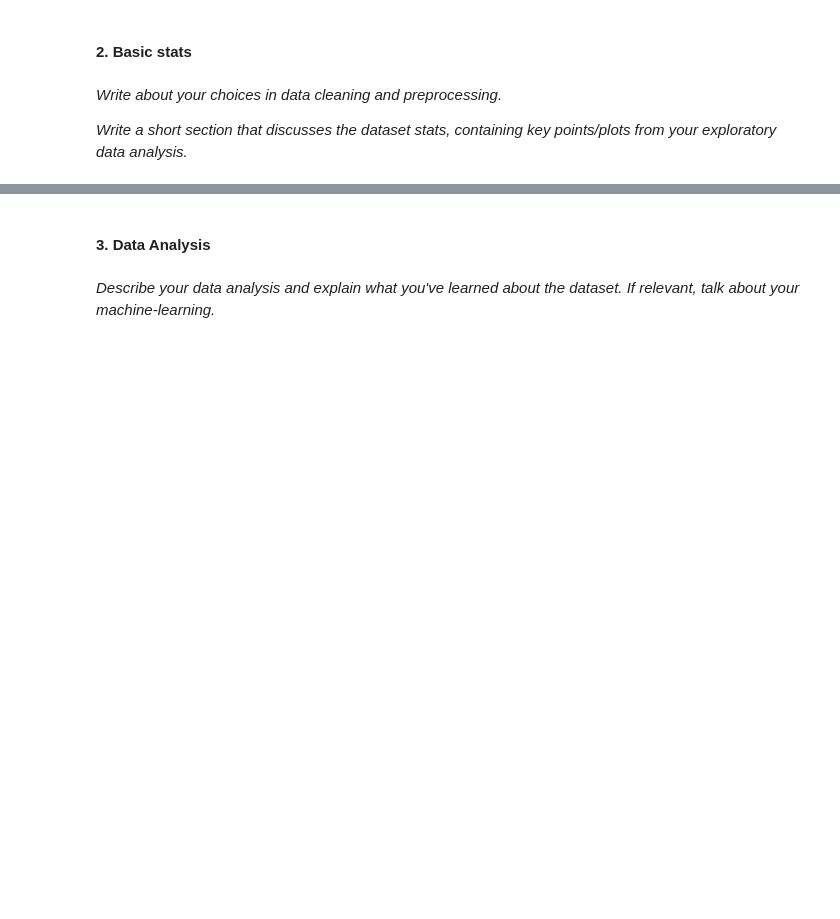
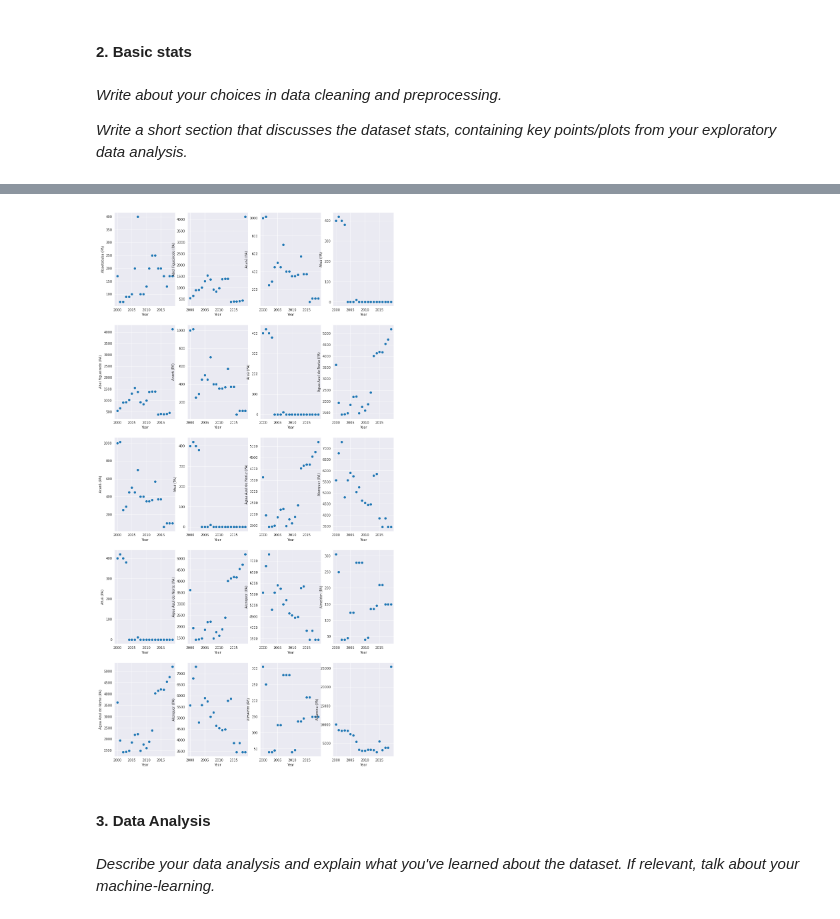
Before and after one commit to ThomaSpyrou/socialDataAndViz, a Jupyter notebook: FinalProjectAmazon.ipynb, the cells around one changed output, grey strips where cells are left out. Saved outputs shown, nothing was run; the diff lists cells and outputs as text; code cells hidden in the pictures; blank space fills up the shorter version.

```diff
--- a/FinalProjectAmazon.ipynb
+++ b/FinalProjectAmazon.ipynb
@@ -49,0 +173,8 @@ forest = pd.read_csv("https://raw.githubusercontent.com/ThomaSpyrou/socialDataAn
+# %%
+# group the harvest for each type and only
+# obtain from 2000 if the harv sum is not 0
+grouped_grain = related_harvest_data
+grouped_grain = grouped_grain.groupby(by=["Grain", "Year"], as_index=False).sum()
+grouped_grain = grouped_grain.loc[~((grouped_grain['Harv_sum'] == 0))]
+grouped_grain = grouped_grain[grouped_grain['Year'] >= 2000]
+grouped_grain
@@ -49,0 +201,14 @@ forest = pd.read_csv("https://raw.githubusercontent.com/ThomaSpyrou/socialDataAn
+# %%
+# we can see that PA is the max grouped region for harvested area
+# we can compare different cities for this state
+
+pa_columns =  ["Year", "Grain"]
+
+for item in list(grouped_grain.columns):
+    if "PA" in item:
+        pa_columns.append(item)
+
+only_pa = grouped_grain[pa_columns]
+
+only_pa = only_pa.groupby("Year").sum().reset_index()
+only_pa
@@ -50,3 +234,16 @@ forest = pd.read_csv("https://raw.githubusercontent.com/ThomaSpyrou/socialDataAn
+# %%
+fig, ax = plt.subplots(5, 4, figsize=(15,30))
+
+columns = list(only_pa.columns)
+columns.remove("Year")
+
+for i in range(5):
+    for j in range(4):
+        ax[i][j].scatter(x=only_pa.Year, y=only_pa[columns[i+j]])
+        ax[i][j].set_xlabel("Year")
+        ax[i][j].set_ylabel(columns[i+j])
+# %% [output]
+[figure, added]
 # %% [markdown]
 <a id='3.'></a>
 #### 3. Data Analysis
```
Also changed, not shown: parts of 22 cells of this notebook.
